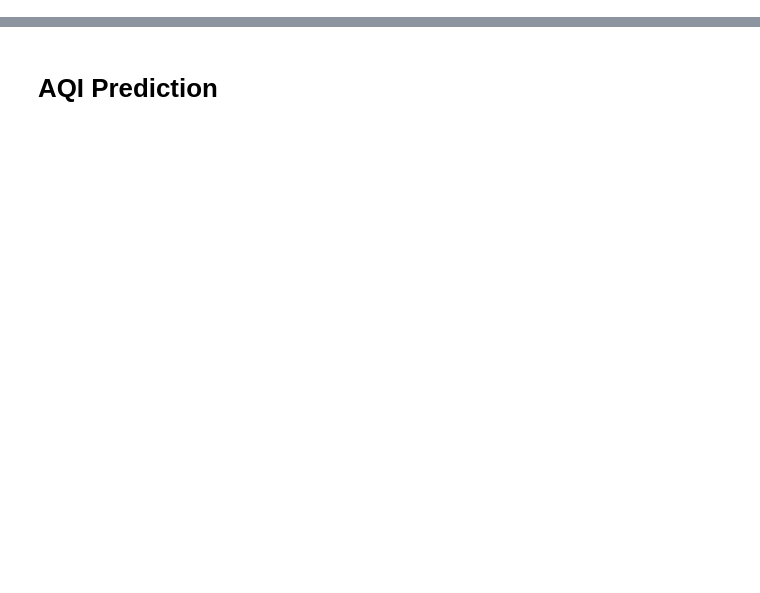
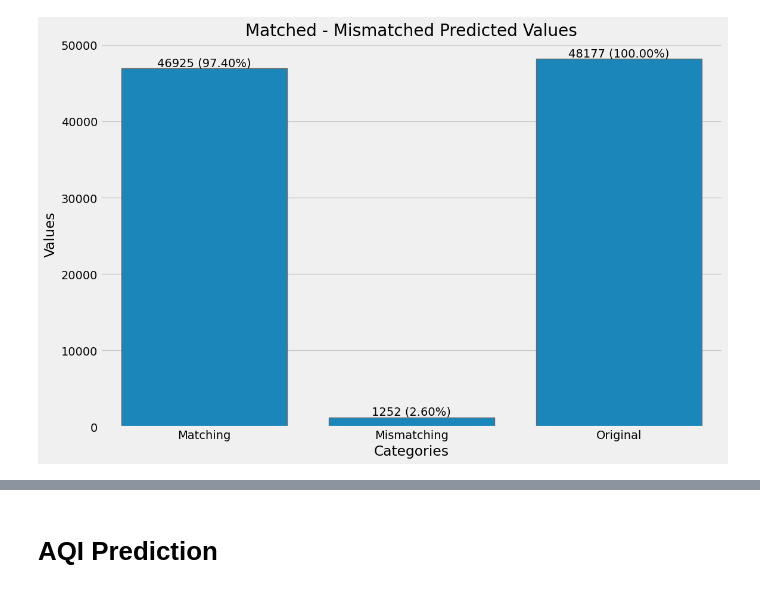
Before and after one commit to longhoangth/Assignment, a Jupyter notebook: Data Storage & Analysis/Code/predict.ipynb, the cells around one changed output, grey strips where cells are left out. Saved outputs shown, nothing was run; the diff lists cells and outputs as text; code cells hidden in the pictures; blank space fills up the shorter version.

```diff
--- a/Data Storage & Analysis/Code/predict.ipynb
+++ b/Data Storage & Analysis/Code/predict.ipynb
@@ -29,3 +29,5 @@ df = pd.read_csv("/home/jovyan/ECG/longht/aqi_predicted.csv", parse_dates=["Date
 # df = df.drop(columns=['AQI_calculated', 'AQI_bucket_calculated'])
 # %%
 df.columns.values
+# %%
+df = df.drop(columns=['Compare'])
@@ -32,4 +43,7 @@ df.columns.values
+# %%
+# Create the Result column based on the comparison of original and predicted columns
+df['Result'] = np.where(df['AQI_bucket_predicted'] == df['AQI_bucket_original'], 'Match', 'Mismatched')
 # %%
-aqi = df[["AQI_bucket_calculated", "AQI_predicted"]]
+aqi = df[["AQI_bucket_original", "AQI_bucket_predicted"]]
 result = df["Result"]
 aqi
@@ -36,6 +64,6 @@ aqi
 # %%
-matching_count = (aqi['AQI_predicted'] == aqi['AQI_bucket_calculated']).sum()
-mismatching_count = len(aqi['AQI_predicted']) - matching_count
+matching_count = (aqi['AQI_bucket_predicted'] == aqi['AQI_bucket_original']).sum()
+mismatching_count = len(aqi['AQI_bucket_predicted']) - matching_count
 # %%
 counter = {
   "Matching": matching_count,
@@ -45,26 +73,28 @@ counter = {
 # %%
 # Convert dictionary to DataFrame
 df = pd.DataFrame(list(counter.items()), columns=["Category", "Value"])
 
 plt.figure(figsize=(12,8))
 # Create bar plot using Seaborn
 sns.barplot(x="Category", y="Value", data=df)
 
 # Add labels and title
 plt.xlabel("Categories")
 plt.ylabel("Values")
-plt.title("Match - Mismatch Predicted Values")
+plt.title("Matched - Mismatched Predicted Values")
 
 # # Annotate each bar with its value
 # for index, value in enumerate(df["Value"]):
 #     plt.text(index, value, str(value), ha="center", va="bottom")
 # Annotate each bar with its value and percentage
 for index, row in df.iterrows():
     value = row["Value"]
     percentage = (value / len(aqi)) * 100
     plt.text(index, value, f"{value} ({percentage:.2f}%)", ha="center", va="bottom")
 
 # Show plot
 plt.show()
+# %% [output]
+[figure, added]
 # %%
 # Count occurrences of each unique value in 'Column1'
```
Also changed, not shown: parts of 22 cells of this notebook, 20 other files.
